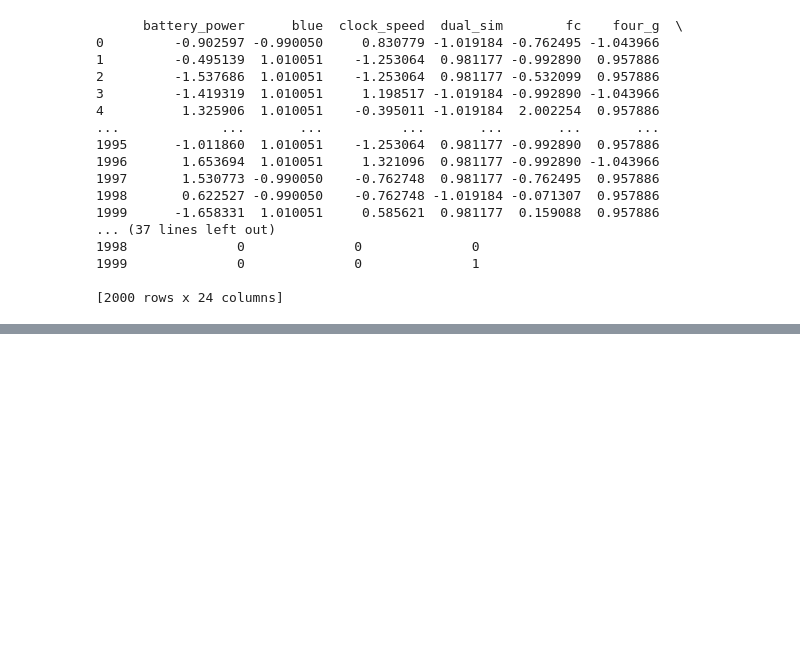
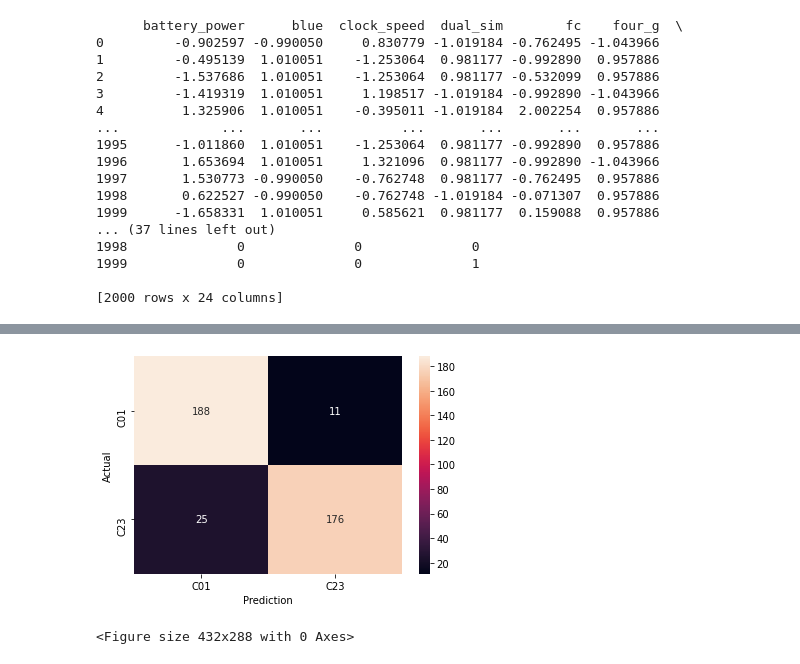
Before and after one commit to mikeruano3/UNIR_AprendizajeAutomatico_Tarea2, a Jupyter notebook: Tarea2AprendizajeAutomatico.ipynb, the cells around one changed output, grey strips where cells are left out. Cells and saved outputs as stored; diff of their text form; code cells hidden in the pictures; blank space fills up the shorter version.

```diff
--- a/Tarea2AprendizajeAutomatico.ipynb
+++ b/Tarea2AprendizajeAutomatico.ipynb
@@ -1113,0 +1332,17 @@ print(dataEncoded)
+# %%
+df = pd.read_csv("train.csv", low_memory=False)
+dataset = df
+train = df.drop(dataset.columns[20], axis=1)
+X=train # all columns except 'price_range'
+y = df['price_range']
+
+Xtrain, Xtest, ytrain, ytest = train_test_split(X, y, test_size=0.2, random_state=0)
+sc = StandardScaler()
+Xtrain = sc.fit_transform(Xtrain)
+Xtest = sc.transform(Xtest)
+
+print(Xtrain.mean())
+print(Xtrain.std())
+print(Xtrain.shape)
+
+print(Xtest.shape)
@@ -1156,30 +1425,27 @@ score =  [-57.703887939453125, 0.0]
 # %%
-y = y.replace(1, 0)
-y = y.replace(3, 2)
-y = y/2
-X_train, X_test, y_train, y_test = train_test_split(X, y, test_size=0.2)
-
-from sklearn.preprocessing import StandardScaler
-sc = StandardScaler()
-Xtrain = sc.fit_transform(Xtrain)
-Xtest = sc.transform(Xtest)
-print(Xtrain.mean())
-print(Xtrain.std())
-Xtrain.shape
-Xtest.shape
-
-from keras.models import Sequential
-from keras.layers import Dense, Activation
-
-from numpy.random import seed
-seed(1)
+newY = y.copy()
+newY = newY.replace(1, 0)
+newY = newY.replace(3, 2)
+newY = newY/2
+X_train, X_test, y_train, y_test = train_test_split(X, newY, test_size=0.2)
 
 model = Sequential()
 model.add(Dense(2, input_dim=20, activation='relu'))
-model.add(Dense(2, activation='tanh'))
+#model.add(Dense(2, activation='tanh'))
 model.add(Dense(1, activation='sigmoid'))
 model.compile( optimizer='Adam', loss="binary_crossentropy", metrics=['accuracy'])
 model.fit(  X_train, y_train, epochs = 100, batch_size = 5, verbose=True)
 score = model.evaluate( X_test, y_test )
 print("score = ", score)
+
+y_test_pred = model.predict(X_test)
+y_final_pred = np.round(y_test_pred)
+
+from sklearn.metrics import confusion_matrix
+c_matrix = confusion_matrix(y_test, y_final_pred)
+ax = sns.heatmap(c_matrix, annot=True, xticklabels=['C01', 'C23'], yticklabels=['C01', 'C23'], fmt='d')
+ax.set_xlabel("Prediction")
+ax.set_ylabel("Actual")
+plt.show()
+plt.clf()
 # %% [output]
@@ -1202,0 +1469,2 @@ score =  [-22.357500076293945, 0.0]
+[figure, added]
+<Figure size 432x288 with 0 Axes>
```
Also changed, not shown: parts of 65 cells of this notebook.
